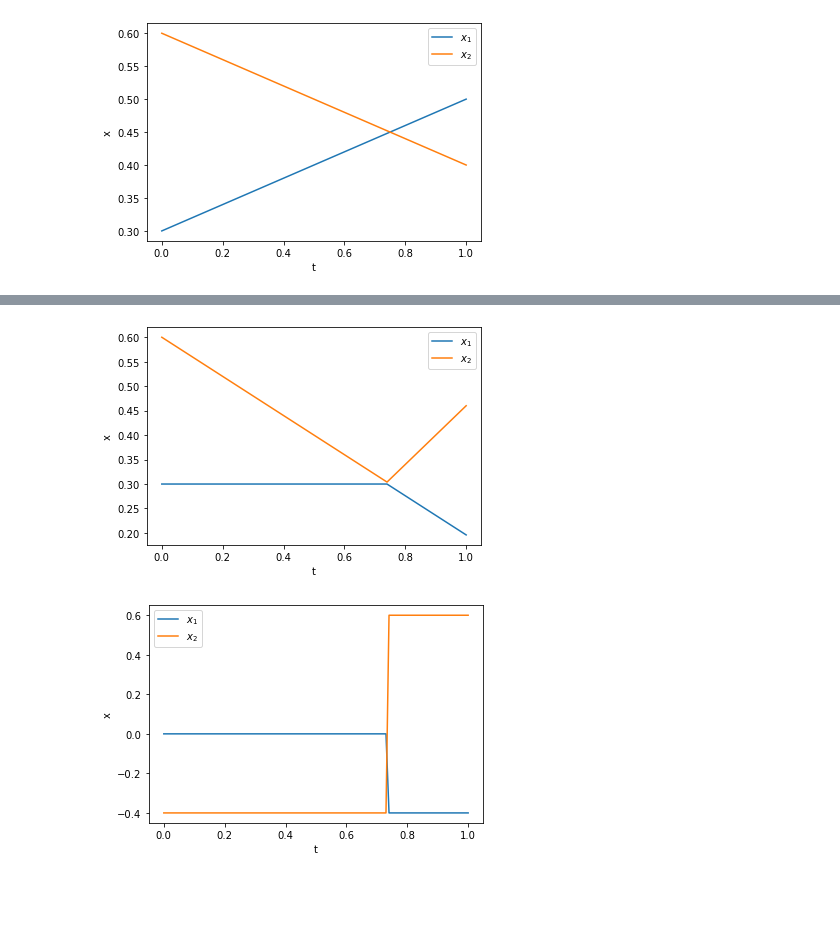
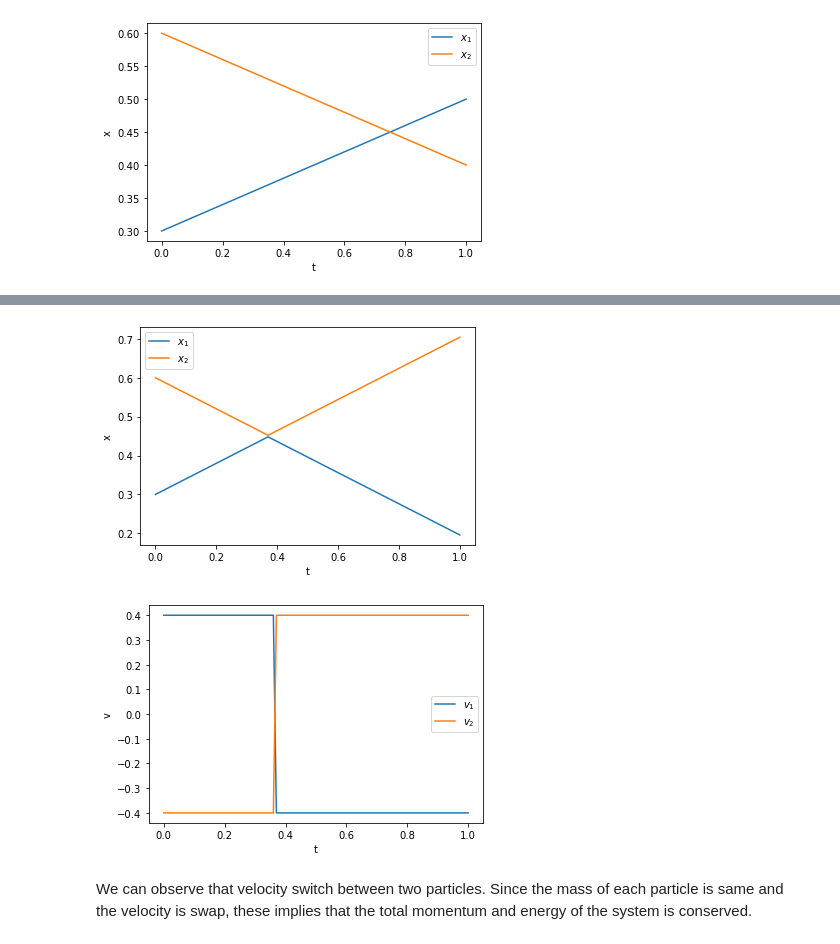
Before and after one commit to harmonpr/point-dynamics, a Jupyter notebook: notebook/point_1D.ipynb, the cells around one changed output, grey strips where cells are left out. Cells and saved outputs as stored; diff of their text form; code cells hidden in the pictures; blank space fills up the shorter version.

```diff
--- a/notebook/point_1D.ipynb
+++ b/notebook/point_1D.ipynb
@@ -53,15 +80,17 @@ F = np.ones(n).reshape(1, n)
 # %%
 # initial configurations
 x[0] = 0.3, 0.6
-v[0] = 0.0, -0.4
+v[0] = 0.4, -0.4
 # %%
 for i in range(k):
 
     # collision
     d = abs(x[i,1] - x[i,0])
-    if d < 0.005:
-        v[i,0] = (2 * v[i,1] + v[i,0]) / 2
-        v[i,1] = -(2 * v[i,0] + v[i,1]) / 2
+    if d < 0.01:
+        u_1 = v[i,0]
+        u_2 = v[i,1]
+        v[i,0] = u_2
+        v[i,1] = u_1
 
     # explicit Euler
     v_ii = v[i]
@@ -76,12 +105,14 @@ plt.plot(t, x[:, 0])
 plt.plot(t, x[:, 1])
 plt.legend(['$x_1$', '$x_2$']);
 # %% [output]
-[figure, old version]
+[figure, new version]
 # %%
 plt.xlabel('t')
-plt.ylabel('x')
+plt.ylabel('v')
 plt.plot(t, v[:, 0])
 plt.plot(t, v[:, 1])
-plt.legend(['$x_1$', '$x_2$']);
+plt.legend(['$v_1$', '$v_2$']);
 # %% [output]
-[figure, old version]
+[figure, new version]
+# %% [markdown]
+We can observe that velocity switch between two particles. Since the mass of each particle is same and the velocity is swap, these implies that the total momentum and energy of the system is conserved.
```
Also changed, not shown: parts of 6 cells of this notebook.
